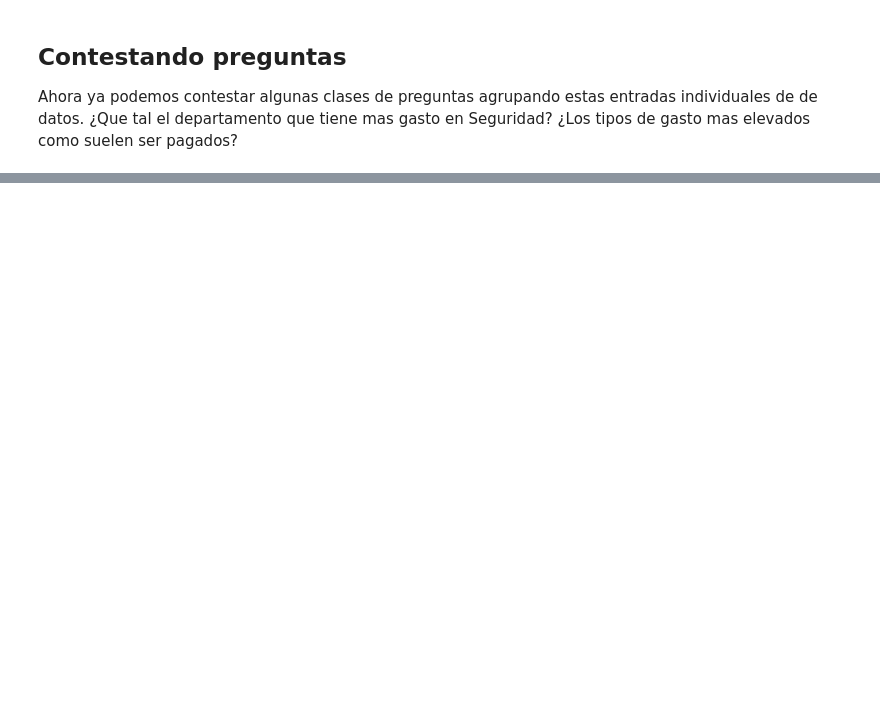
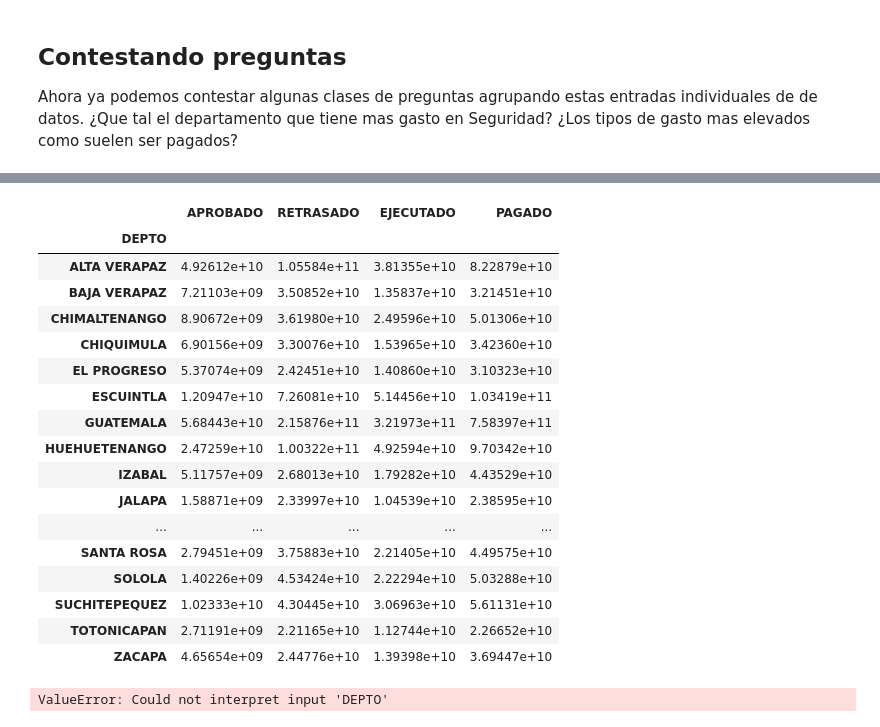
Before and after one commit to tian2992/notebooks_dateros, a Jupyter notebook: 01-Intro/Analisis Muni.ipynb, the cells around one changed output, grey strips where cells are left out. Saved outputs shown, nothing was run; the diff lists cells and outputs as text; code cells hidden in the pictures; blank space fills up the shorter version.

```diff
--- a/01-Intro/Analisis Muni.ipynb
+++ b/01-Intro/Analisis Muni.ipynb
@@ -365,5 +454,28 @@ func_dep_flat.head()
+# %%
+mi_muni_d.groupby(["DEPTO"]).sum()
+# %% [output]
+|  | APROBADO | RETRASADO | EJECUTADO | PAGADO |
+| DEPTO |  |  |  |  |
+| ALTA VERAPAZ | 4.92612e+10 | 1.05584e+11 | 3.81355e+10 | 8.22879e+10 |
+| BAJA VERAPAZ | 7.21103e+09 | 3.50852e+10 | 1.35837e+10 | 3.21451e+10 |
+| CHIMALTENANGO | 8.90672e+09 | 3.61980e+10 | 2.49596e+10 | 5.01306e+10 |
+| CHIQUIMULA | 6.90156e+09 | 3.30076e+10 | 1.53965e+10 | 3.42360e+10 |
+| EL PROGRESO | 5.37074e+09 | 2.42451e+10 | 1.40860e+10 | 3.10323e+10 |
+| ESCUINTLA | 1.20947e+10 | 7.26081e+10 | 5.14456e+10 | 1.03419e+11 |
+| GUATEMALA | 5.68443e+10 | 2.15876e+11 | 3.21973e+11 | 7.58397e+11 |
+| HUEHUETENANGO | 2.47259e+10 | 1.00322e+11 | 4.92594e+10 | 9.70342e+10 |
+| IZABAL | 5.11757e+09 | 2.68013e+10 | 1.79282e+10 | 4.43529e+10 |
+| JALAPA | 1.58871e+09 | 2.33997e+10 | 1.04539e+10 | 2.38595e+10 |
+| ... | ... | ... | ... | ... |
+| SANTA ROSA | 2.79451e+09 | 3.75883e+10 | 2.21405e+10 | 4.49575e+10 |
+| SOLOLA | 1.40226e+09 | 4.53424e+10 | 2.22294e+10 | 5.03288e+10 |
+| SUCHITEPEQUEZ | 1.02333e+10 | 4.30445e+10 | 3.06963e+10 | 5.61131e+10 |
+| TOTONICAPAN | 2.71191e+09 | 2.21165e+10 | 1.12744e+10 | 2.26652e+10 |
+| ZACAPA | 4.65654e+09 | 2.44776e+10 | 1.39398e+10 | 3.69447e+10 |
 # %%
-# sns.barplot(y="DEPTO", data=mi_muni_d.groupby(["DEPTO"]).sum());
+sns.barplot(y="DEPTO", data=mi_muni_d.groupby(["DEPTO"]).sum());
 # sns.swarmplot(x="FUNC1", y="APROBADO", hue="FUNC2", data=mi_muni_d);
+# %% [output]
+ValueError: Could not interpret input 'DEPTO'
 # %%
 mi_muni_d.head()
```
Also changed, not shown: parts of 20 cells of this notebook.
